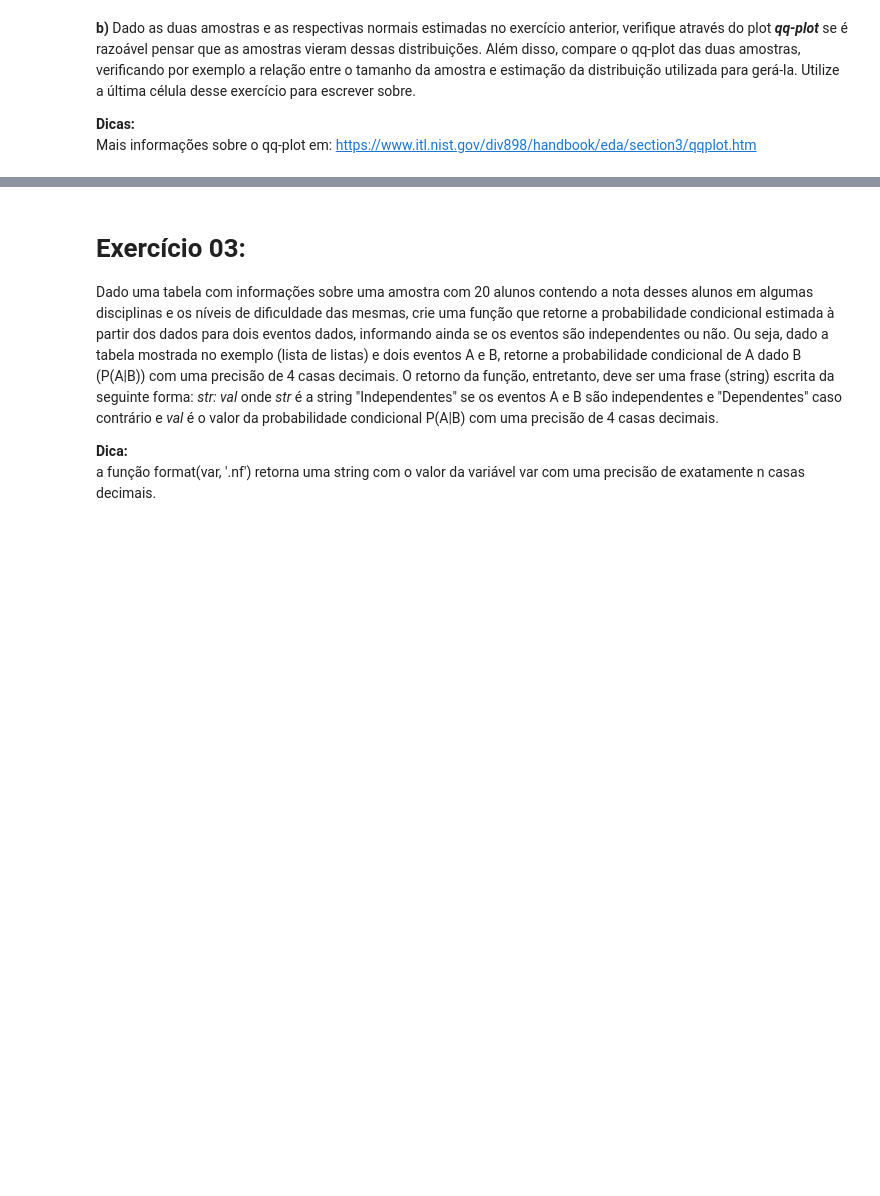
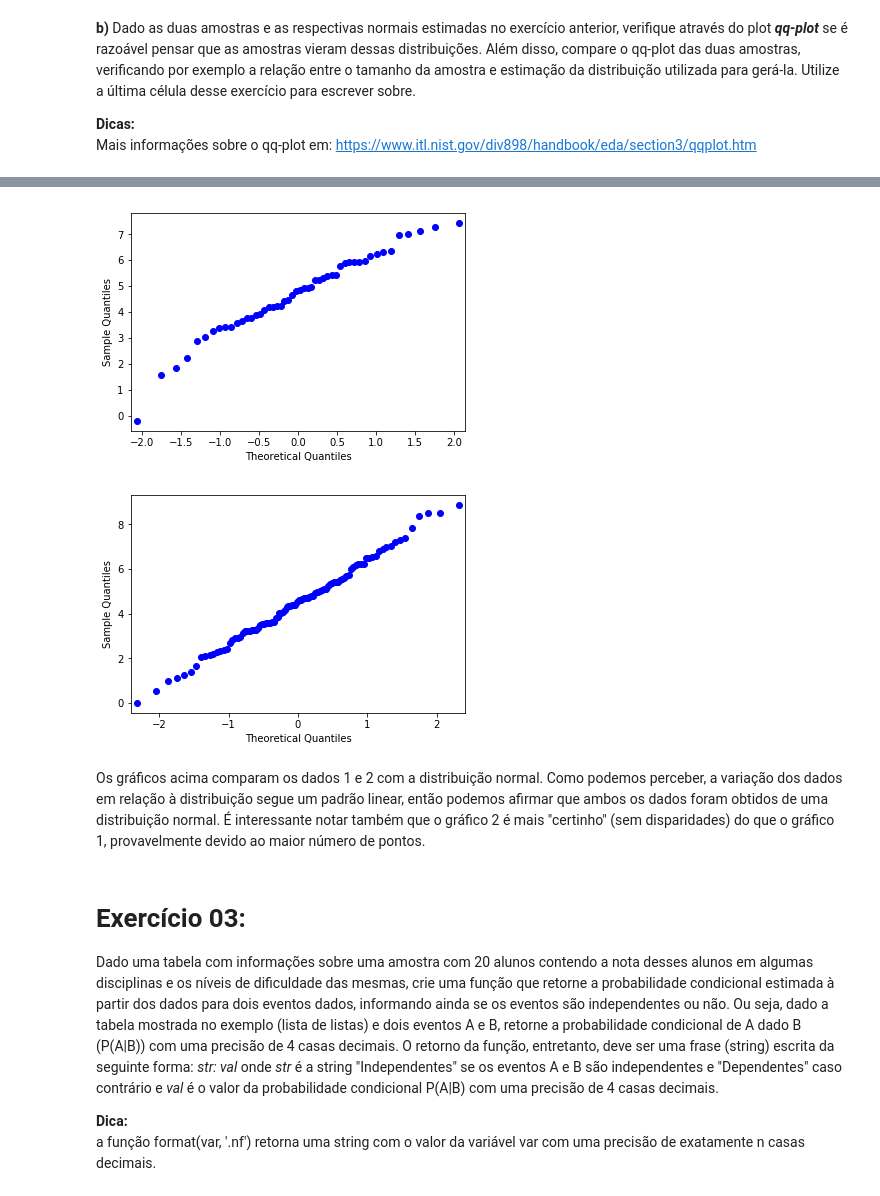
Before and after one commit to innng/data-science-introduction, a Jupyter notebook: lista05.ipynb, the cells around one changed output, grey strips where cells are left out. Cells and saved outputs as stored; diff of their text form; code cells hidden in the pictures; blank space fills up the shorter version.

```diff
--- a/lista05.ipynb
+++ b/lista05.ipynb
@@ -89,3 +119,23 @@ YOUR ANSWER HERE
+# %%
+# YOUR CODE HERE
+from matplotlib import pyplot as plt
+import statsmodels.api as sm
+import scipy.stats as stats
+import numpy as np
+
+np_dados1 = np.array(sorted(dados1))
+np_dados2 = np.array(sorted(dados2))
+
+fig = sm.qqplot(np_dados1, stats.norm)
+plt.show()
+
+fig = sm.qqplot(np_dados2, stats.norm)
+plt.show()
+# %% [output]
+[figure, added]
+[figure, added]
+# %% [markdown]
+Os gráficos acima comparam os dados 1 e 2 com a distribuição normal. Como podemos perceber, a variação dos dados em relação à distribuição segue um padrão linear, então podemos afirmar que ambos os dados foram obtidos de uma distribuição normal. É interessante notar também que o gráfico 2 é mais "certinho" (sem disparidades) do que o gráfico 1, provavelmente devido ao maior número de pontos.
 # %% [markdown]
 # Exercício 03:
 
```
Also changed, not shown: parts of 8 cells of this notebook, 12 other files.
